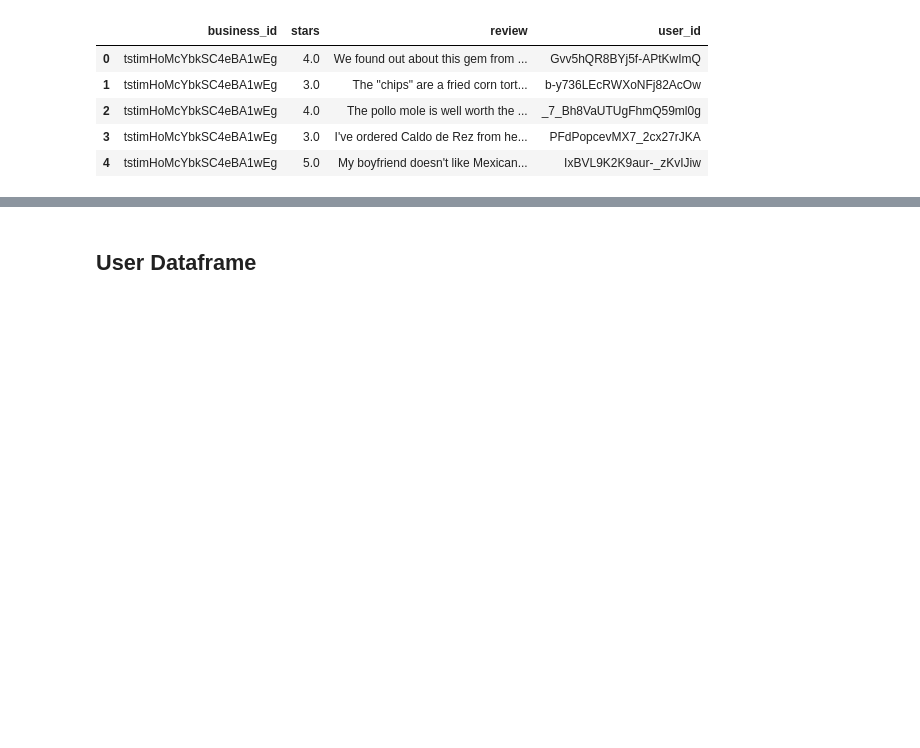
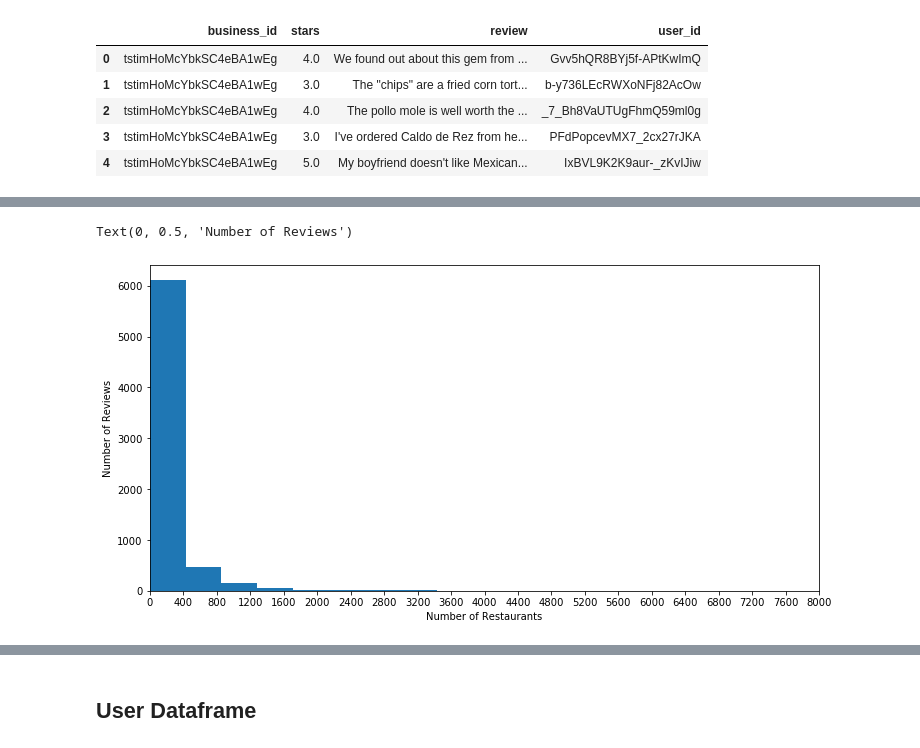
Before and after one commit to pavkalfantis/restaurant_recommender, a Jupyter notebook: TDIproject-Recommender_System.ipynb, the cells around one changed output, grey strips where cells are left out. Saved outputs shown, nothing was run; the diff lists cells and outputs as text; code cells hidden in the pictures; blank space fills up the shorter version.

```diff
--- a/TDIproject-Recommender_System.ipynb
+++ b/TDIproject-Recommender_System.ipynb
@@ -484,0 +607,14 @@ LV_reviews.head()
+# %%
+x = LV_reviews.groupby('business_id').count().stars#.value_counts().index
+#y = LV_reviews.groupby('business_id').count().stars.value_counts().values
+
+plt.figure(figsize=(12,6))
+plt.xticks(np.arange(min(x), max(x), 400.0))
+plt.xlim(0,8000)
+
+plt.hist(x,bins=20)
+plt.xlabel('Number of Restaurants')
+plt.ylabel('Number of Reviews')
+# %% [output]
+Text(0, 0.5, 'Number of Reviews')
+[figure, added]
```
Also changed, not shown: parts of 22 cells of this notebook, 3 other files.
